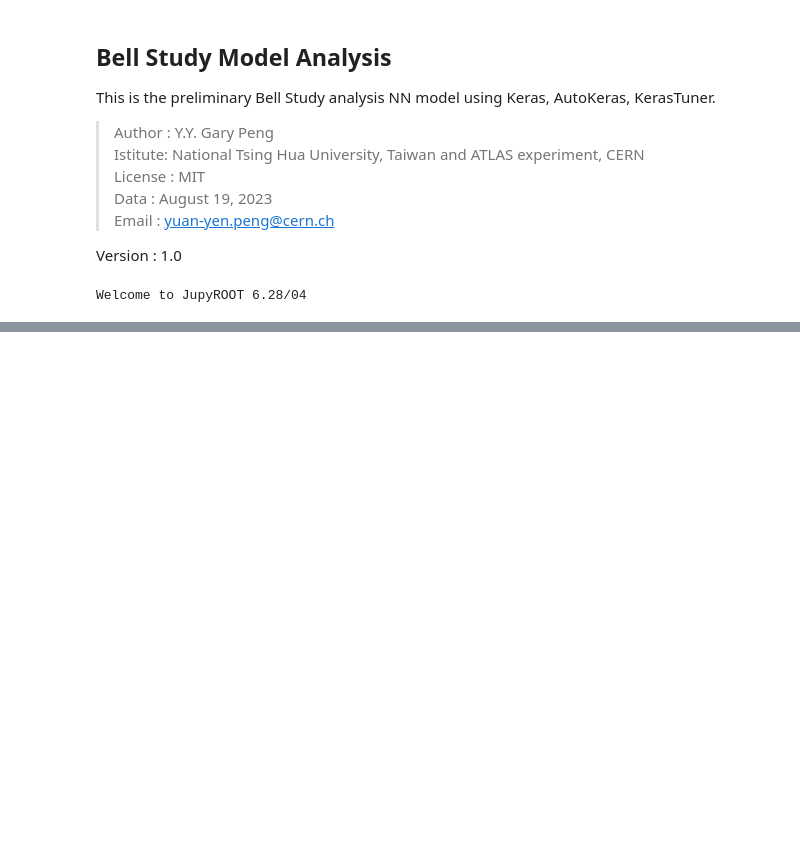
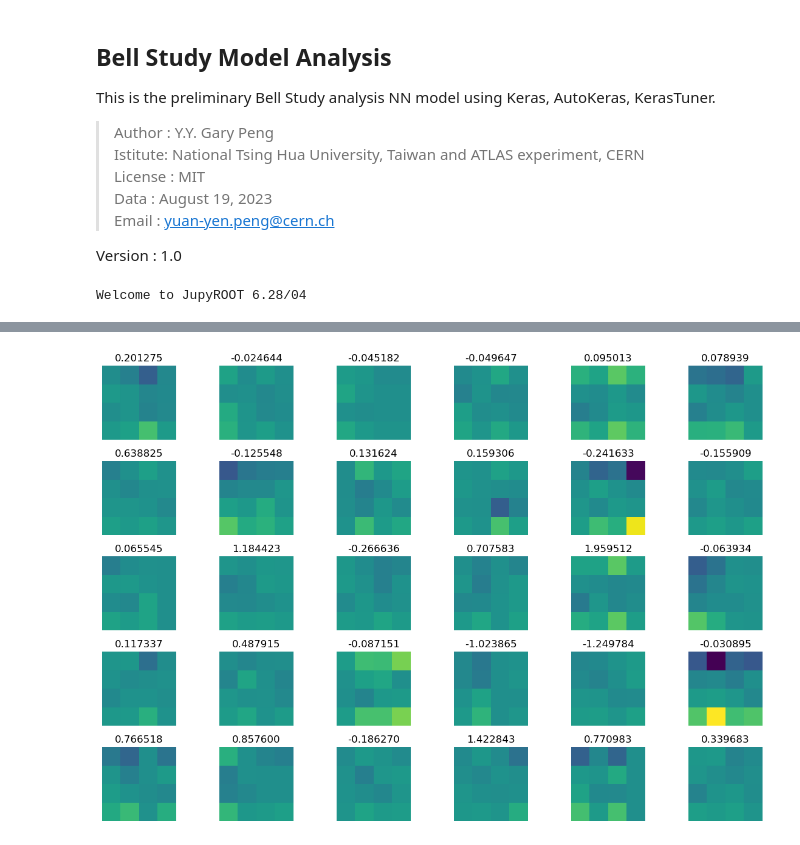
Before and after one commit to yygarypeng/Bell-Analysis, a Jupyter notebook: TRUTH3_dump_CutAnalysis/ModelTest.ipynb, the cells around one changed output, grey strips where cells are left out. Cells and saved outputs as stored; diff of their text form; code cells hidden in the pictures; blank space fills up the shorter version.

```diff
--- a/TRUTH3_dump_CutAnalysis/ModelTest.ipynb
+++ b/TRUTH3_dump_CutAnalysis/ModelTest.ipynb
@@ -86,0 +270,25 @@ model = keras.models.load_model('./models/KerasTuner.h5')
+# %%
+# Create random data for 50 figures (4x4 matrices)
+num_figures = 30
+figure_size = 4
+
+# Calculate the grid dimensions (rows x columns)
+num_rows = 5
+num_cols = 6
+
+# Create a subplot grid
+fig, axes = plt.subplots(num_rows, num_cols, figsize=(12, 8))
+
+# Flatten the axes array for easier iteration
+axes = axes.flatten()
+
+# Iterate through the figures and plot them on subplots
+for i, ax in enumerate(axes):
+    ax.imshow(train[i].T, cmap='viridis', origin='lower', vmin=train[0:num_figures+1].min(), vmax=train[0:num_figures+1].max())
+    ax.set_title(f'{H_m_train[i]:2f}')
+    ax.axis('off')  # Turn off axis labels
+
+# Adjust layout and show the plot
+plt.tight_layout()
+# %% [output]
+[figure, added]
```
Also changed, not shown: parts of 9 cells of this notebook.
